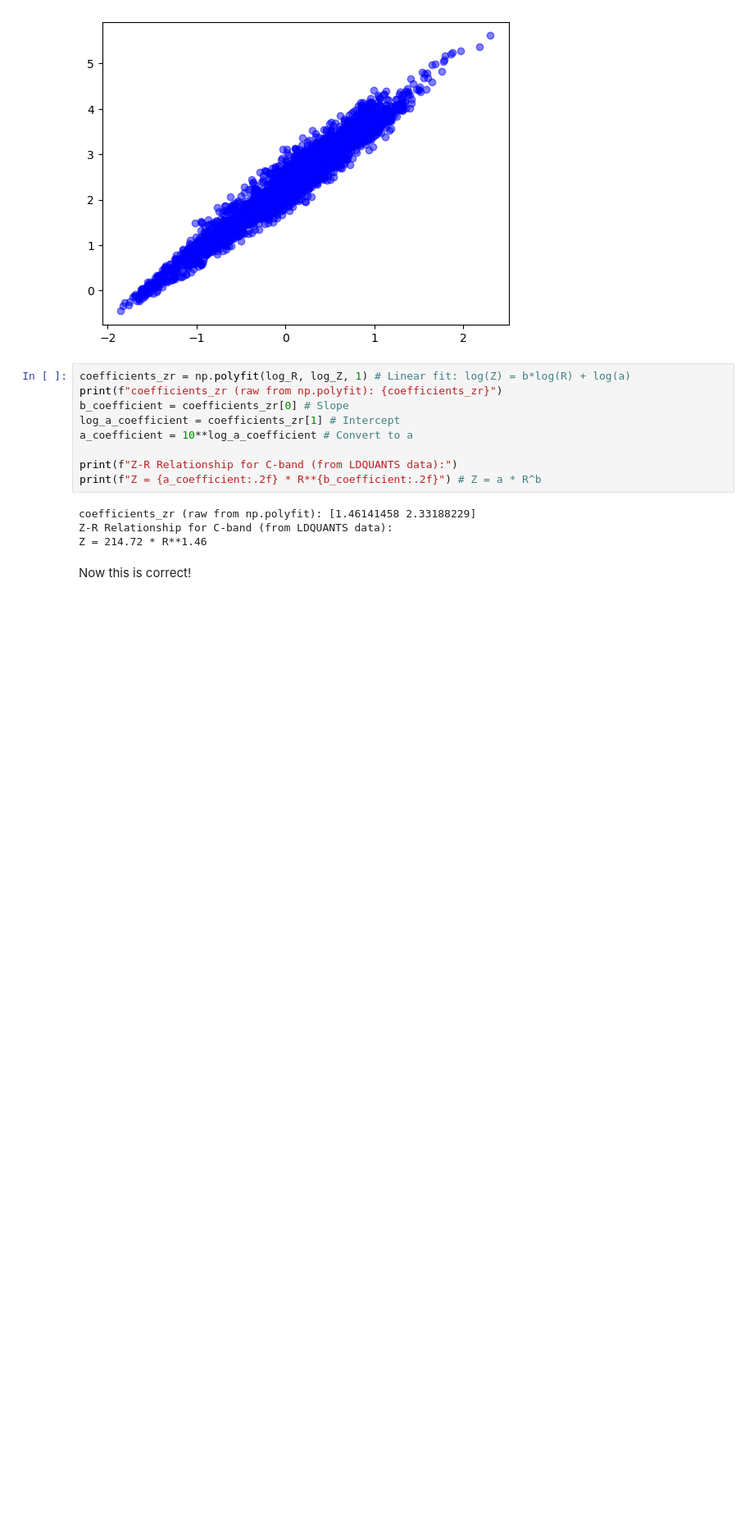
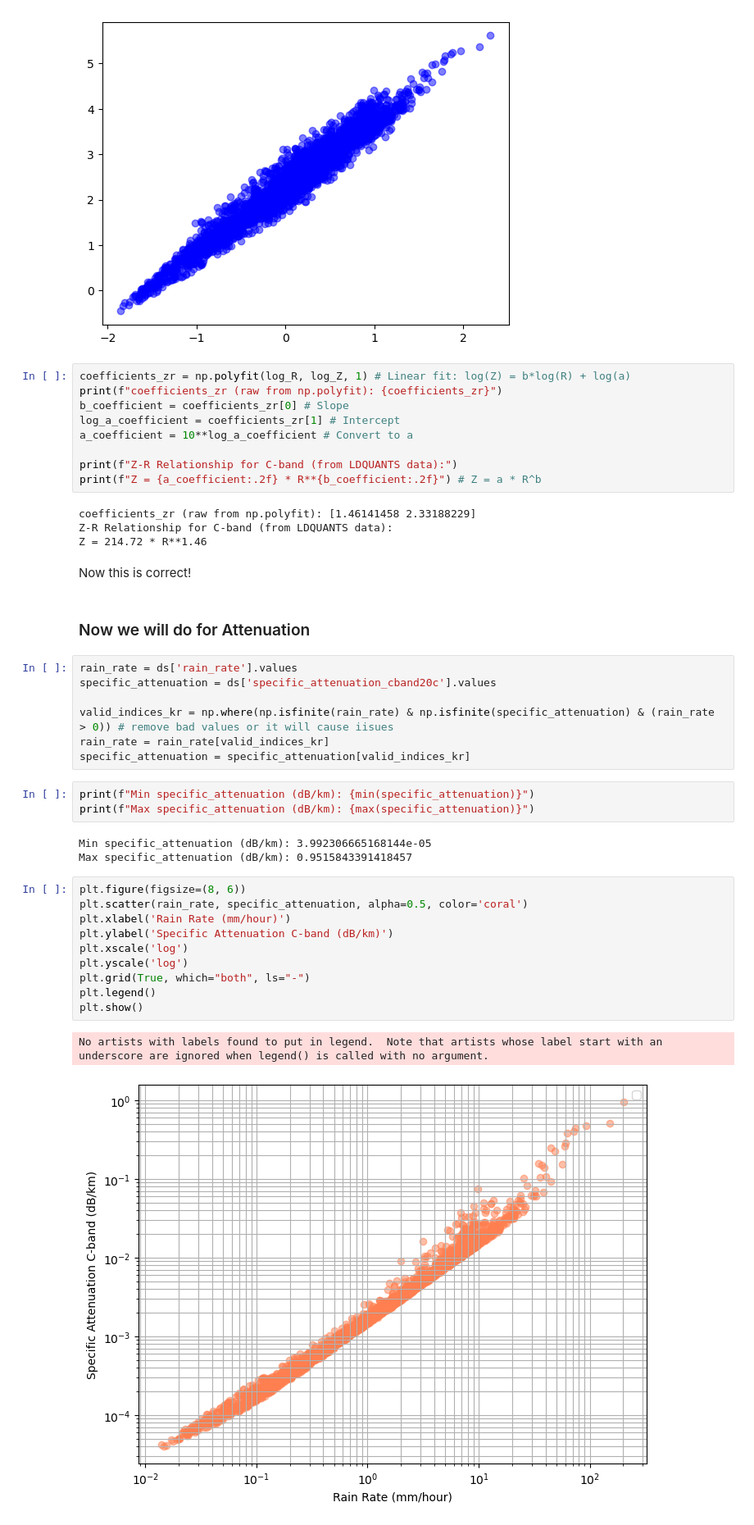
Before and after one commit to RBhupi/bnf-amf3, a Jupyter notebook: code/notebooks/ldquants_analysis.ipynb, the cells around one changed output. Shown at 82% size. Cells and saved outputs as stored; diff of their text form; blank space fills up the shorter version.

Commit message:
attenuation

```diff
--- a/code/notebooks/ldquants_analysis.ipynb
+++ b/code/notebooks/ldquants_analysis.ipynb
@@ -131,3 +131,31 @@ Z-R Relationship for C-band (from LDQUANTS data):
 Z = 214.72 * R**1.46
 # %% [markdown]
 Now this is correct!
+# %% [markdown]
+### Now we will do for Attenuation
+# %%
+rain_rate = ds['rain_rate'].values
+specific_attenuation = ds['specific_attenuation_cband20c'].values
+
+valid_indices_kr = np.where(np.isfinite(rain_rate) & np.isfinite(specific_attenuation) & (rain_rate > 0)) # remove bad values or it will cause iisues
+rain_rate = rain_rate[valid_indices_kr]
+specific_attenuation = specific_attenuation[valid_indices_kr]
+# %%
+print(f"Min specific_attenuation (dB/km): {min(specific_attenuation)}")
+print(f"Max specific_attenuation (dB/km): {max(specific_attenuation)}")
+# %% [output]
+Min specific_attenuation (dB/km): 3.992306665168144e-05
+Max specific_attenuation (dB/km): 0.9515843391418457
+# %%
+plt.figure(figsize=(8, 6))
+plt.scatter(rain_rate, specific_attenuation, alpha=0.5, color='coral')
+plt.xlabel('Rain Rate (mm/hour)')
+plt.ylabel('Specific Attenuation C-band (dB/km)')
+plt.xscale('log')
+plt.yscale('log')
+plt.grid(True, which="both", ls="-")
+plt.legend()
+plt.show()
+# %% [output]
+No artists with labels found to put in legend.  Note that artists whose label start with an underscore are ignored when legend() is called with no argument.
+[figure, added]
```
Also changed, not shown: parts of 5 cells of this notebook.
